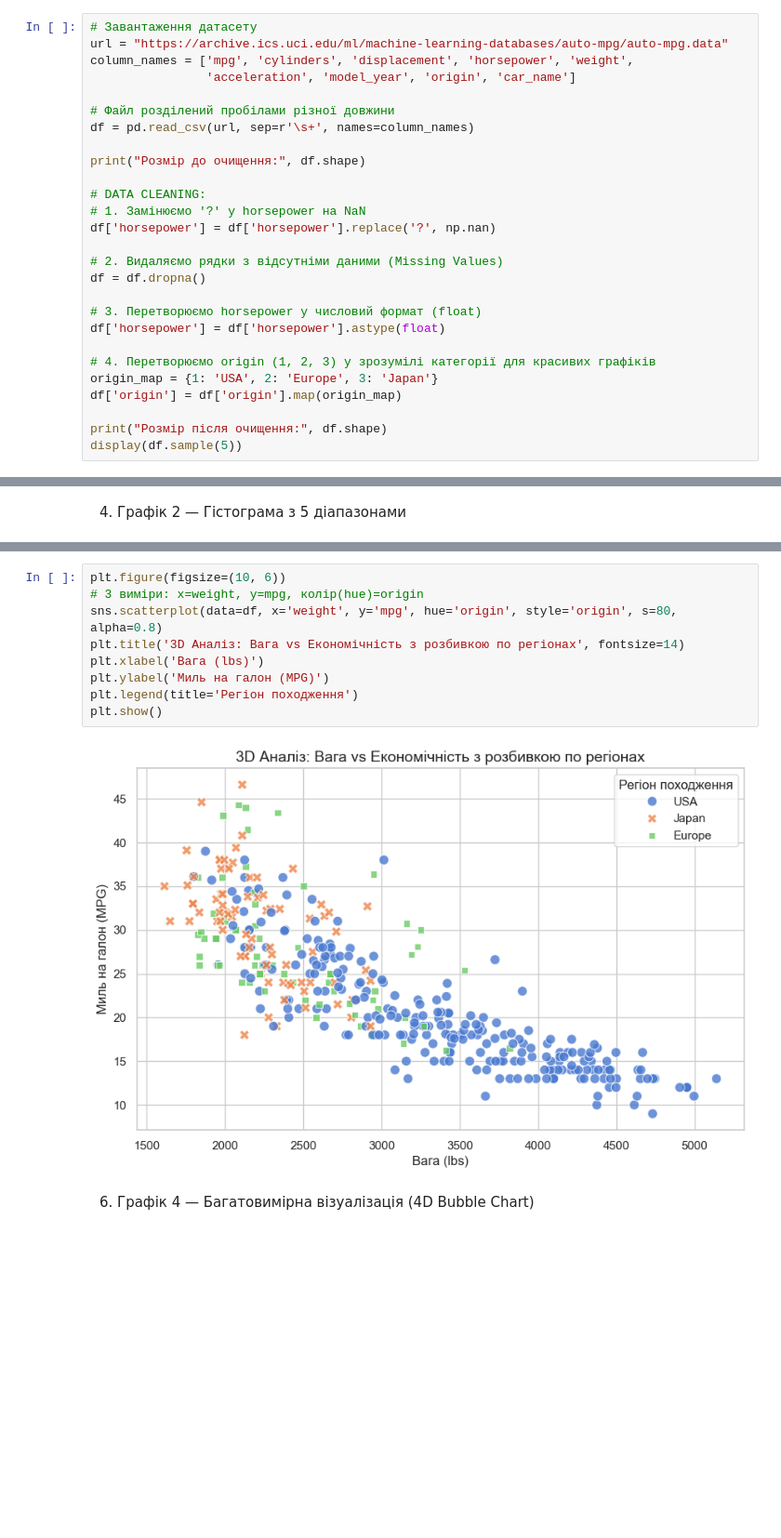
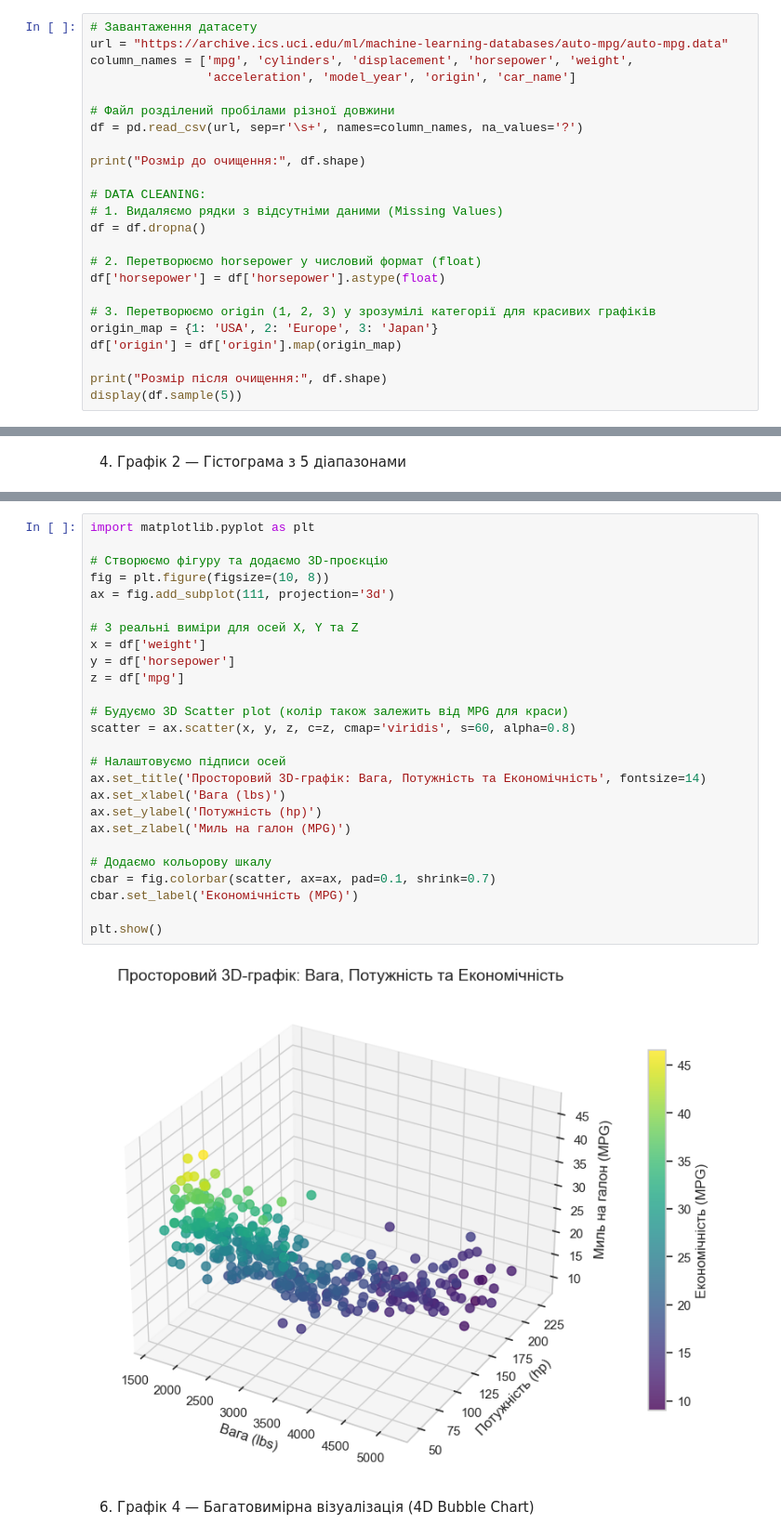
Before and after one commit to Webs1337/Data_Science_Labs, a Jupyter notebook: lab_03/Lab3.ipynb, the cells around one changed output, grey strips where cells are left out. Shown at 93% size. Cells and saved outputs as stored; diff of their text form; blank space fills up the shorter version.

Commit message:
refactor: apply instructor feedback to lab 3
Updated read_csv with na_values, replaced non 3D plot with true 3D matplotlib scatter, and added seaborn pairplot.

```diff
--- a/lab_03/Lab3.ipynb
+++ b/lab_03/Lab3.ipynb
@@ -18,21 +18,18 @@ column_names = ['mpg', 'cylinders', 'displacement', 'horsepower', 'weight',
                 'acceleration', 'model_year', 'origin', 'car_name']
 
 # Файл розділений пробілами різної довжини
-df = pd.read_csv(url, sep=r'\s+', names=column_names)
+df = pd.read_csv(url, sep=r'\s+', names=column_names, na_values='?')
 
 print("Розмір до очищення:", df.shape)
 
 # DATA CLEANING:
-# 1. Замінюємо '?' у horsepower на NaN
-df['horsepower'] = df['horsepower'].replace('?', np.nan)
-
-# 2. Видаляємо рядки з відсутніми даними (Missing Values)
+# 1. Видаляємо рядки з відсутніми даними (Missing Values)
 df = df.dropna()
 
-# 3. Перетворюємо horsepower у числовий формат (float)
+# 2. Перетворюємо horsepower у числовий формат (float)
 df['horsepower'] = df['horsepower'].astype(float)
 
-# 4. Перетворюємо origin (1, 2, 3) у зрозумілі категорії для красивих графіків
+# 3. Перетворюємо origin (1, 2, 3) у зрозумілі категорії для красивих графіків
 origin_map = {1: 'USA', 2: 'Europe', 3: 'Japan'}
 df['origin'] = df['origin'].map(origin_map)
 
@@ -75,14 +72,31 @@ plt.show()
 # %%
-plt.figure(figsize=(10, 6))
-# 3 виміри: x=weight, y=mpg, колір(hue)=origin
-sns.scatterplot(data=df, x='weight', y='mpg', hue='origin', style='origin', s=80, alpha=0.8)
-plt.title('3D Аналіз: Вага vs Економічність з розбивкою по регіонах', fontsize=14)
-plt.xlabel('Вага (lbs)')
-plt.ylabel('Миль на галон (MPG)')
-plt.legend(title='Регіон походження')
+import matplotlib.pyplot as plt
+
+# Створюємо фігуру та додаємо 3D-проєкцію
+fig = plt.figure(figsize=(10, 8))
+ax = fig.add_subplot(111, projection='3d')
+
+# 3 реальні виміри для осей X, Y та Z
+x = df['weight']
+y = df['horsepower']
+z = df['mpg']
+
+# Будуємо 3D Scatter plot (колір також залежить від MPG для краси)
+scatter = ax.scatter(x, y, z, c=z, cmap='viridis', s=60, alpha=0.8)
+
+# Налаштовуємо підписи осей
+ax.set_title('Просторовий 3D-графік: Вага, Потужність та Економічність', fontsize=14)
+ax.set_xlabel('Вага (lbs)')
+ax.set_ylabel('Потужність (hp)')
+ax.set_zlabel('Миль на галон (MPG)')
+
+# Додаємо кольорову шкалу
+cbar = fig.colorbar(scatter, ax=ax, pad=0.1, shrink=0.7)
+cbar.set_label('Економічність (MPG)')
+
 plt.show()
 # %% [output]
-[figure, old version]
+[figure, new version]
 # %% [markdown]
 6. Графік 4 — Багатовимірна візуалізація (4D Bubble Chart)
 # %%
```
Also changed, not shown: parts of 4 cells of this notebook.
